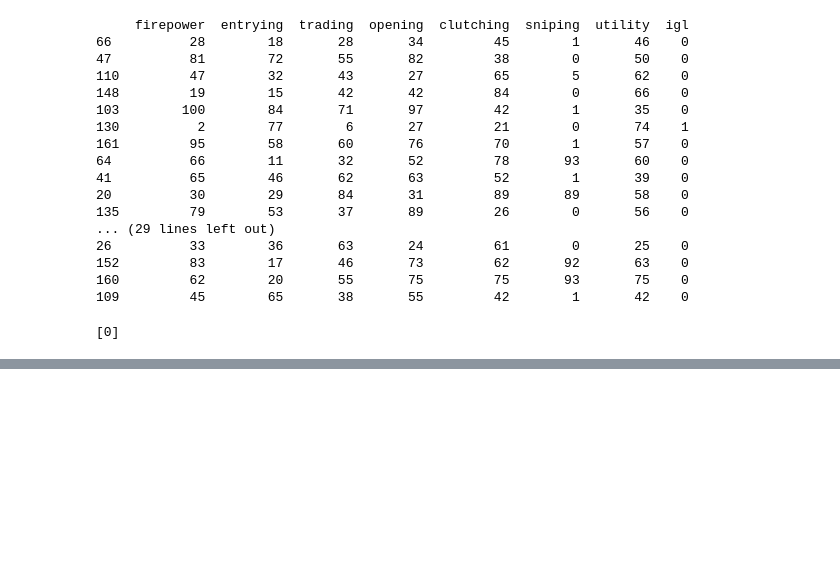
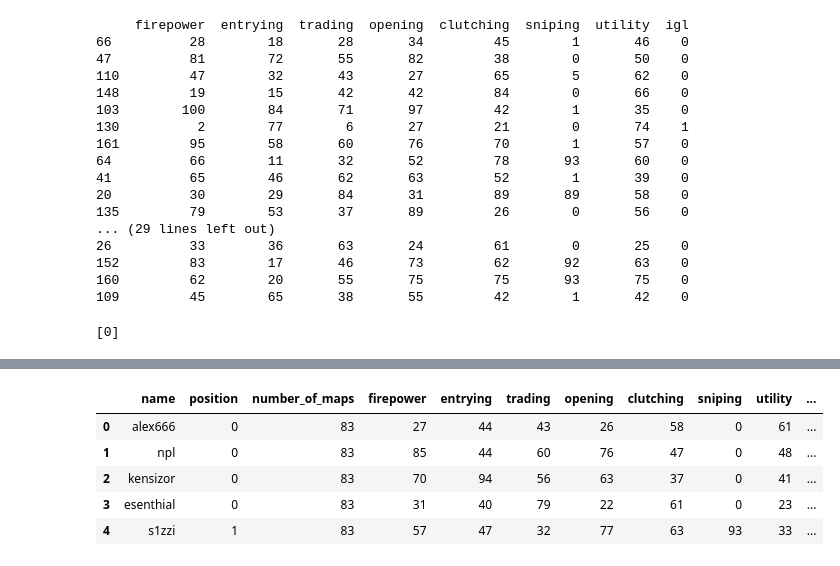
Before and after one commit to archie955/87-0, a Jupyter notebook: server/ml/gradient_boosting.ipynb, the cells around one changed output, grey strips where cells are left out. Drawn from its saved outputs; the diff is of its cells as text; code cells hidden in the pictures; blank space fills up the shorter version.

```diff
--- a/server/ml/gradient_boosting.ipynb
+++ b/server/ml/gradient_boosting.ipynb
@@ -327,0 +411,9 @@ print(opt_model.predict(player))
+# %%
+data.head()
+# %% [output]
+|  | name | position | number_of_maps | firepower | entrying | trading | opening | clutching | sniping | utility | ... |
+| 0 | alex666 | 0 | 83 | 27 | 44 | 43 | 26 | 58 | 0 | 61 | ... |
+| 1 | npl | 0 | 83 | 85 | 44 | 60 | 76 | 47 | 0 | 48 | ... |
+| 2 | kensizor | 0 | 83 | 70 | 94 | 56 | 63 | 37 | 0 | 41 | ... |
+| 3 | esenthial | 0 | 83 | 31 | 40 | 79 | 22 | 61 | 0 | 23 | ... |
+| 4 | s1zzi | 1 | 83 | 57 | 47 | 32 | 77 | 63 | 93 | 33 | ... |
```
Also changed, not shown: parts of 2 cells of this notebook, 3 other files.
